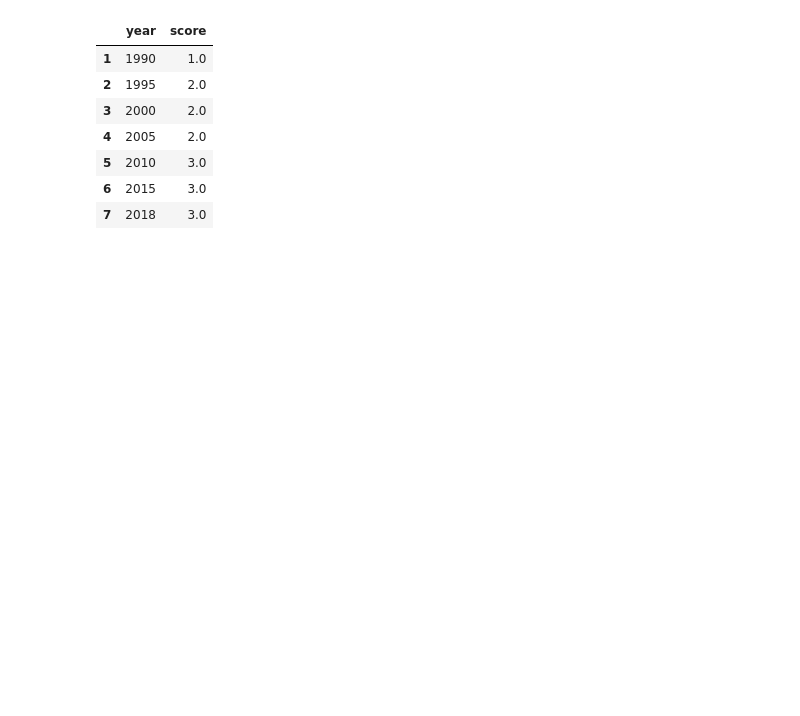
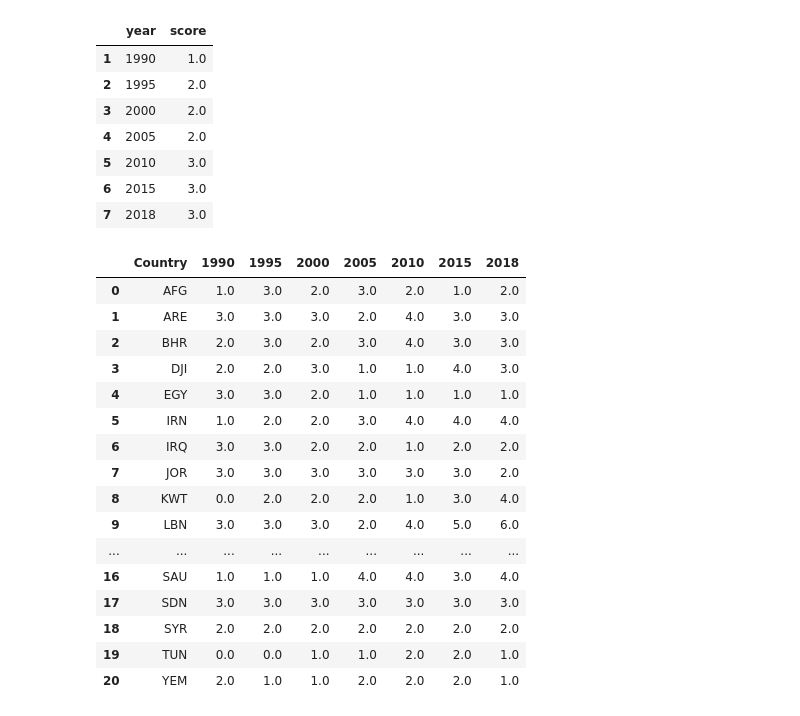
Before and after one commit to iMaatin/climate_change, a Jupyter notebook: vis.ipynb, the cells around one changed output. Saved outputs shown, nothing was run; the diff lists cells and outputs as text; code cells hidden in the pictures; blank space fills up the shorter version.

```diff
--- a/vis.ipynb
+++ b/vis.ipynb
@@ -213,3 +213,24 @@ eat_global
 | 5 | 2010 | 3.0 |
 | 6 | 2015 | 3.0 |
 | 7 | 2018 | 3.0 |
+# %%
+eat_emr = pd.read_csv(r'diet_calc\scores\eat\total_all.csv')
+eat_emr
+# %% [output]
+|  | Country | 1990 | 1995 | 2000 | 2005 | 2010 | 2015 | 2018 |
+| 0 | AFG | 1.0 | 3.0 | 2.0 | 3.0 | 2.0 | 1.0 | 2.0 |
+| 1 | ARE | 3.0 | 3.0 | 3.0 | 2.0 | 4.0 | 3.0 | 3.0 |
+| 2 | BHR | 2.0 | 3.0 | 2.0 | 3.0 | 4.0 | 3.0 | 3.0 |
+| 3 | DJI | 2.0 | 2.0 | 3.0 | 1.0 | 1.0 | 4.0 | 3.0 |
+| 4 | EGY | 3.0 | 3.0 | 2.0 | 1.0 | 1.0 | 1.0 | 1.0 |
+| 5 | IRN | 1.0 | 2.0 | 2.0 | 3.0 | 4.0 | 4.0 | 4.0 |
+| 6 | IRQ | 3.0 | 3.0 | 2.0 | 2.0 | 1.0 | 2.0 | 2.0 |
+| 7 | JOR | 3.0 | 3.0 | 3.0 | 3.0 | 3.0 | 3.0 | 2.0 |
+| 8 | KWT | 0.0 | 2.0 | 2.0 | 2.0 | 1.0 | 3.0 | 4.0 |
+| 9 | LBN | 3.0 | 3.0 | 3.0 | 2.0 | 4.0 | 5.0 | 6.0 |
+| ... | ... | ... | ... | ... | ... | ... | ... | ... |
+| 16 | SAU | 1.0 | 1.0 | 1.0 | 4.0 | 4.0 | 3.0 | 4.0 |
+| 17 | SDN | 3.0 | 3.0 | 3.0 | 3.0 | 3.0 | 3.0 | 3.0 |
+| 18 | SYR | 2.0 | 2.0 | 2.0 | 2.0 | 2.0 | 2.0 | 2.0 |
+| 19 | TUN | 0.0 | 0.0 | 1.0 | 1.0 | 2.0 | 2.0 | 1.0 |
+| 20 | YEM | 2.0 | 1.0 | 1.0 | 2.0 | 2.0 | 2.0 | 1.0 |
```
Also changed, not shown: parts of 6 cells of this notebook, 6 other files.
